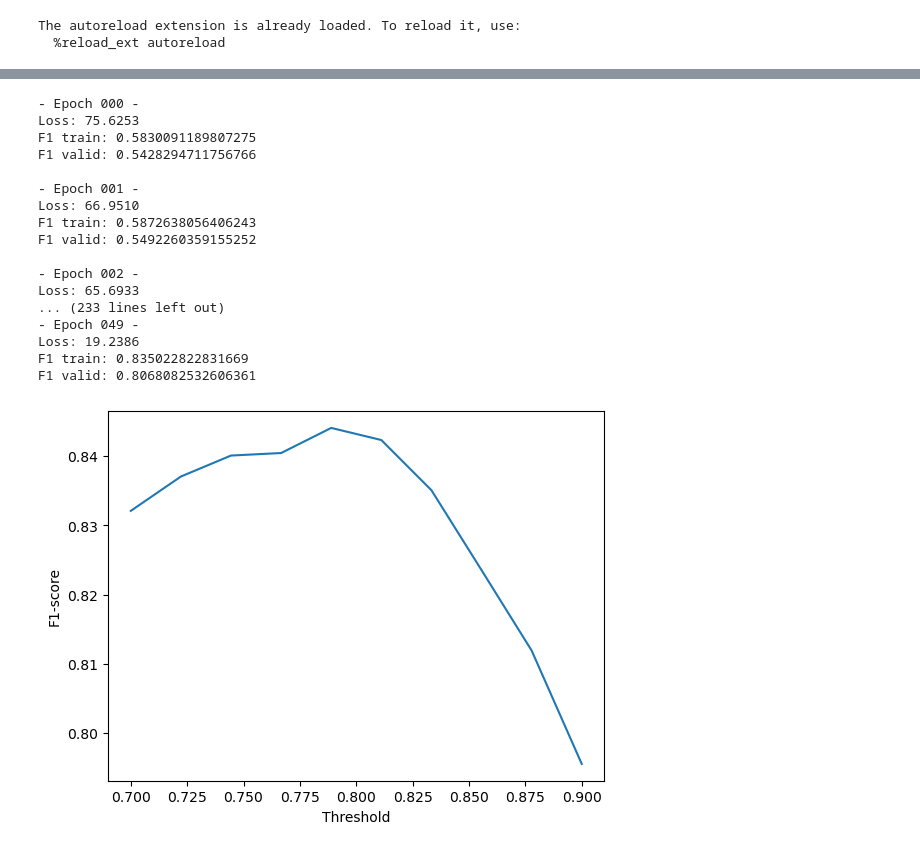
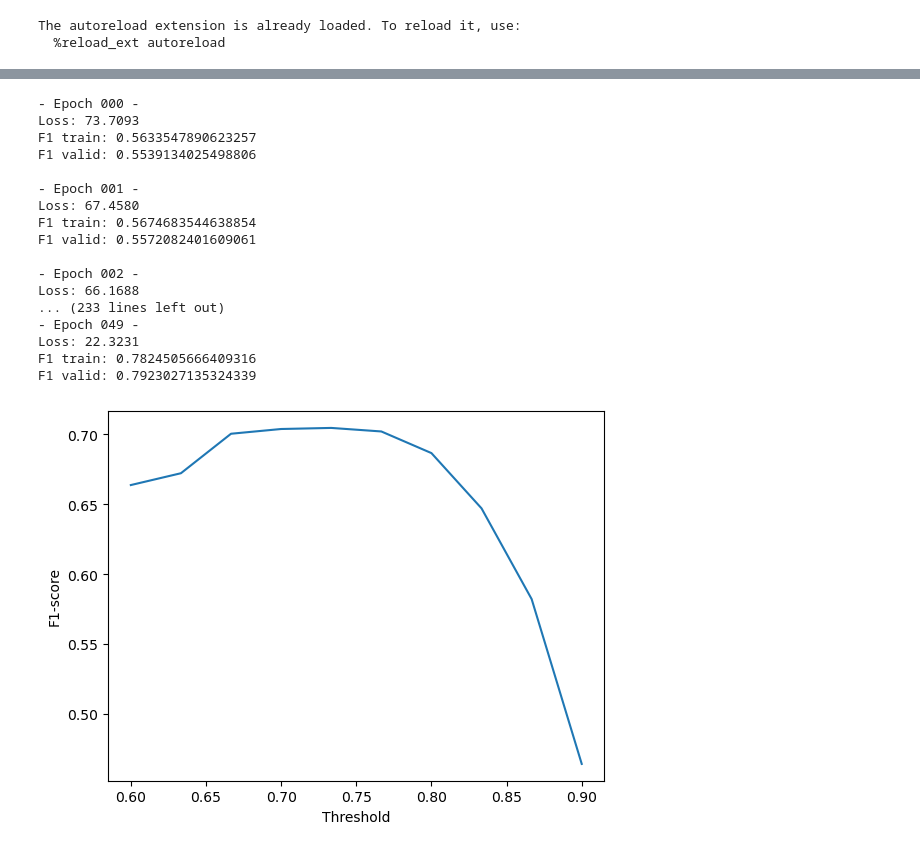
Before and after one commit to juliencollard2001/INF554-AJA, a Jupyter notebook: Alice/complex_NN_alice.ipynb, the cells around one changed output, grey strips where cells are left out. Cells and saved outputs as stored; diff of their text form; code cells hidden in the pictures.

```diff
--- a/Alice/complex_NN_alice.ipynb
+++ b/Alice/complex_NN_alice.ipynb
@@ -149,7 +149,9 @@ class NodeClassifier(torch.nn.Module):
         super(NodeClassifier, self).__init__()
         self.threshold = 0.5
         self.GCN1 = MultiChannelsGCN(channels, input_dim, 50, 20, identity=True)
-        self.dense1 = nn.Linear(20,1)
+        self.dropout = nn.Dropout(0.3)  # Couche de dropout
+        self.GCN2 = MultiChannelsGCN(channels, input_dim, 50, 20, identity=True)
+        self.dense1 = nn.Linear(20, 1)
 
     def forward(self, data):
         nodes, edges = data.x, data.edge_index
@@ -225,39 +227,39 @@ for epoch in range(50):
     print('')
 # %% [output]
 - Epoch 000 -
-Loss: 75.6253
-F1 train: 0.5830091189807275
-F1 valid: 0.5428294711756766
+Loss: 73.7093
+F1 train: 0.5633547890623257
+F1 valid: 0.5539134025498806
 
 - Epoch 001 -
-Loss: 66.9510
-F1 train: 0.5872638056406243
-F1 valid: 0.5492260359155252
+Loss: 67.4580
+F1 train: 0.5674683544638854
+F1 valid: 0.5572082401609061
 
 - Epoch 002 -
-Loss: 65.6933
+Loss: 66.1688
 ... (233 lines left out)
 - Epoch 049 -
-Loss: 19.2386
-F1 train: 0.835022822831669
-F1 valid: 0.8068082532606361
+Loss: 22.3231
+F1 train: 0.7824505666409316
+F1 valid: 0.7923027135324339
 # %%
 # on peut revenir à un modèle intermédiaire pour éviter l'overfitting
-epoch_opt = 49
+epoch_opt = 21
 model.load_state_dict(torch.load("training_states/"+str(epoch_opt)+".pth"))
 
-T = np.linspace(0.7,0.9,10)
+T = np.linspace(0.6,0.9,10)
 f1s = []
 for t in T:
     model.set_threshold(t)
     f1_valid = aja.f1_score_moyen(model, validation_graphs)
     f1s.append(f1_valid)
 
 plt.plot(T, f1s)
 plt.xlabel('Threshold')
 plt.ylabel('F1-score')
 plt.show()
 # %% [output]
-[figure, old version]
+[figure, new version]
 # %%
 # quand on est content on fait une submission !
```
Also changed, not shown: parts of 3 cells of this notebook, 51 other files.
